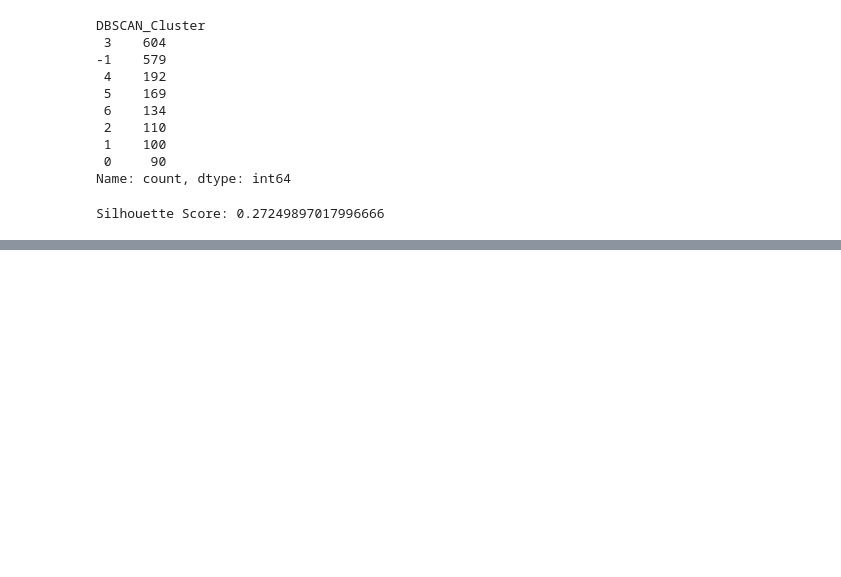
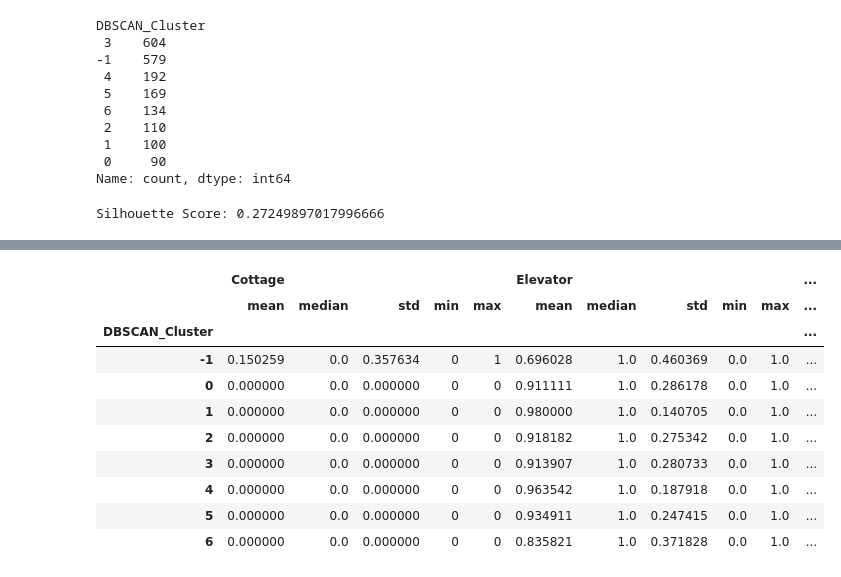
Before and after one commit to JJR9903/IE-MBDS-ML-1-group-project, a Jupyter notebook: notebooks/Group project.ipynb, the cells around one changed output, grey strips where cells are left out. Drawn from its saved outputs; the diff is of its cells as text; code cells hidden in the pictures; blank space fills up the shorter version.

```diff
--- a/notebooks/Group project.ipynb
+++ b/notebooks/Group project.ipynb
@@ -949,0 +993,19 @@ Silhouette Score: 0.27249897017996666
+# %%
+cluster_stats_2 = (
+    df.groupby('DBSCAN_Cluster')[['Cottage', 'Elevator', 'Semidetached', 'District_Carabanchel']]
+    .agg(['mean', 'median', 'std', 'min', 'max'])
+)
+
+cluster_stats_2
+# %% [output]
+|  | Cottage |  |  |  |  | Elevator |  |  |  |  | ... |
+|  | mean | median | std | min | max | mean | median | std | min | max | ... |
+| DBSCAN_Cluster |  |  |  |  |  |  |  |  |  |  | ... |
+| -1 | 0.150259 | 0.0 | 0.357634 | 0 | 1 | 0.696028 | 1.0 | 0.460369 | 0.0 | 1.0 | ... |
+| 0 | 0.000000 | 0.0 | 0.000000 | 0 | 0 | 0.911111 | 1.0 | 0.286178 | 0.0 | 1.0 | ... |
+| 1 | 0.000000 | 0.0 | 0.000000 | 0 | 0 | 0.980000 | 1.0 | 0.140705 | 0.0 | 1.0 | ... |
+| 2 | 0.000000 | 0.0 | 0.000000 | 0 | 0 | 0.918182 | 1.0 | 0.275342 | 0.0 | 1.0 | ... |
+| 3 | 0.000000 | 0.0 | 0.000000 | 0 | 0 | 0.913907 | 1.0 | 0.280733 | 0.0 | 1.0 | ... |
+| 4 | 0.000000 | 0.0 | 0.000000 | 0 | 0 | 0.963542 | 1.0 | 0.187918 | 0.0 | 1.0 | ... |
+| 5 | 0.000000 | 0.0 | 0.000000 | 0 | 0 | 0.934911 | 1.0 | 0.247415 | 0.0 | 1.0 | ... |
+| 6 | 0.000000 | 0.0 | 0.000000 | 0 | 0 | 0.835821 | 1.0 | 0.371828 | 0.0 | 1.0 | ... |
```
Also changed, not shown: parts of 8 cells of this notebook.
